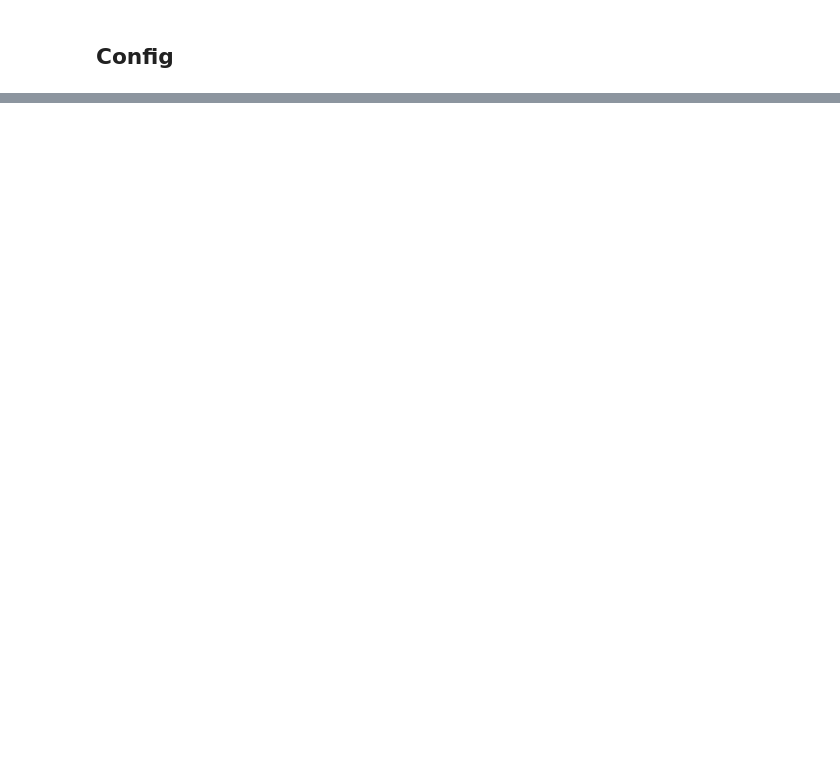
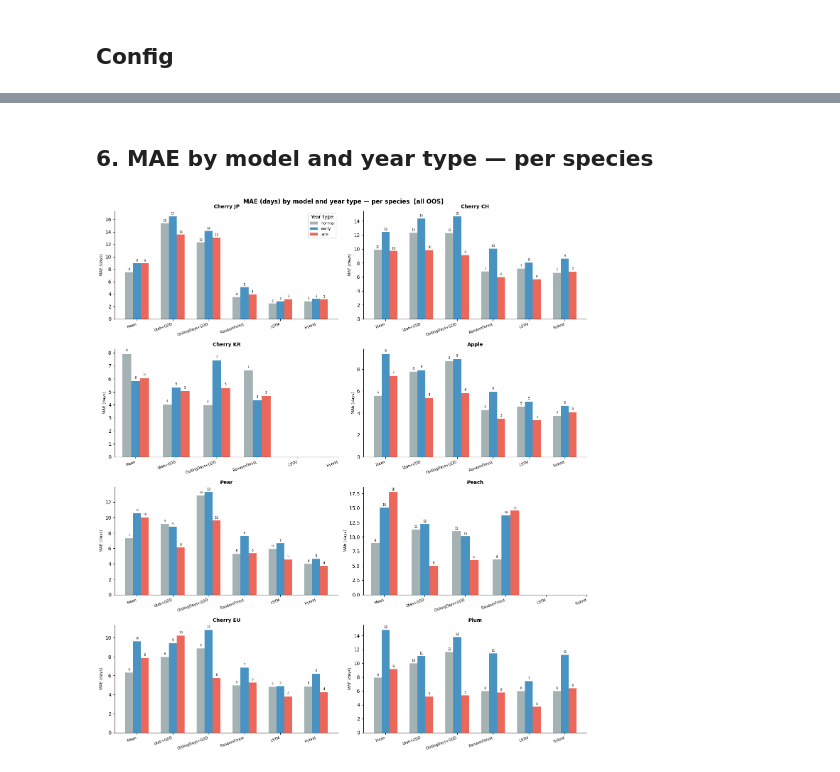
Before and after one commit to ronvree/pysephone, a Jupyter notebook: notebooks/unusual_year_model_eval.ipynb, the cells around one changed output, grey strips where cells are left out. Saved outputs shown, nothing was run; the diff lists cells and outputs as text; code cells hidden in the pictures; blank space fills up the shorter version.

```diff
--- a/notebooks/unusual_year_model_eval.ipynb
+++ b/notebooks/unusual_year_model_eval.ipynb
@@ -427,0 +454,14 @@ plt.show()
+# %%
+rows = []
+for sp_name in species_ok_pb:
+    for model_name in MODEL_ORDER:
+        if model_name not in slice_metrics[sp_name]:
+            continue
+        sm = slice_metrics[sp_name][model_name]
+        for yt, row in sm.iterrows():
+            rows.append({'Species': sp_name, 'Model': model_name,
+                         'Year type': yt, 'N years': int(row['n_years']),
+                         'N samples': int(row['n_samples']), 'MAE': round(row['MAE'], 1),
+                         'RMSE': round(row['RMSE'], 1), 'Bias': round(row['Bias'], 1)})
+df_summary = pd.DataFrame(rows).set_index(['Species', 'Model', 'Year type'])
+display(df_summary)
@@ -427,0 +562,42 @@ plt.show()
+# %% [markdown]
+## 6. MAE by model and year type — per species
+# %%
+n_sp   = len(species_ok_pb)
+n_cols = 2
+n_rows = (n_sp + 1) // n_cols
+fig, axes = plt.subplots(n_rows, n_cols, figsize=(14, 4 * n_rows), sharey=False)
+axes = axes.flatten()
+fig.suptitle('MAE (days) by model and year type — per species  [all OOS]',
+             fontsize=12, fontweight='bold')
+
+x      = np.arange(len(MODEL_ORDER))
+width  = 0.22
+offset = -(len(YT_ORDER) - 1) / 2 * width
+
+for ax, sp_name in zip(axes, species_ok_pb):
+    for i, yt in enumerate(YT_ORDER):
+        maes = []
+        for m in MODEL_ORDER:
+            sm = slice_metrics[sp_name].get(m)
+            maes.append(sm.loc[yt, 'MAE'] if (sm is not None and yt in sm.index) else np.nan)
+        bars = ax.bar(x + offset + i * width, maes, width,
+                      label=yt, color=YT_COLORS[yt], alpha=0.85)
+        for bar, val in zip(bars, maes):
+            if not np.isnan(val):
+                ax.text(bar.get_x() + bar.get_width()/2, bar.get_height() + 0.15,
+                        f'{val:.0f}', ha='center', va='bottom', fontsize=6)
+    ax.set_xticks(x)
+    ax.set_xticklabels(MODEL_ORDER, fontsize=7, rotation=20, ha='right')
+    ax.set_ylabel('MAE (days)', fontsize=8)
+    ax.set_title(sp_name, fontweight='bold', fontsize=10)
+    ax.spines['top'].set_visible(False); ax.spines['right'].set_visible(False)
+    if ax is axes[0]:
+        ax.legend(title='Year type', fontsize=8)
+
+for ax in axes[n_sp:]:
+    ax.set_visible(False)
+
+plt.tight_layout()
+plt.show()
+# %% [output]
+[figure, added]
```
Also changed, not shown: parts of 45 cells of this notebook.
